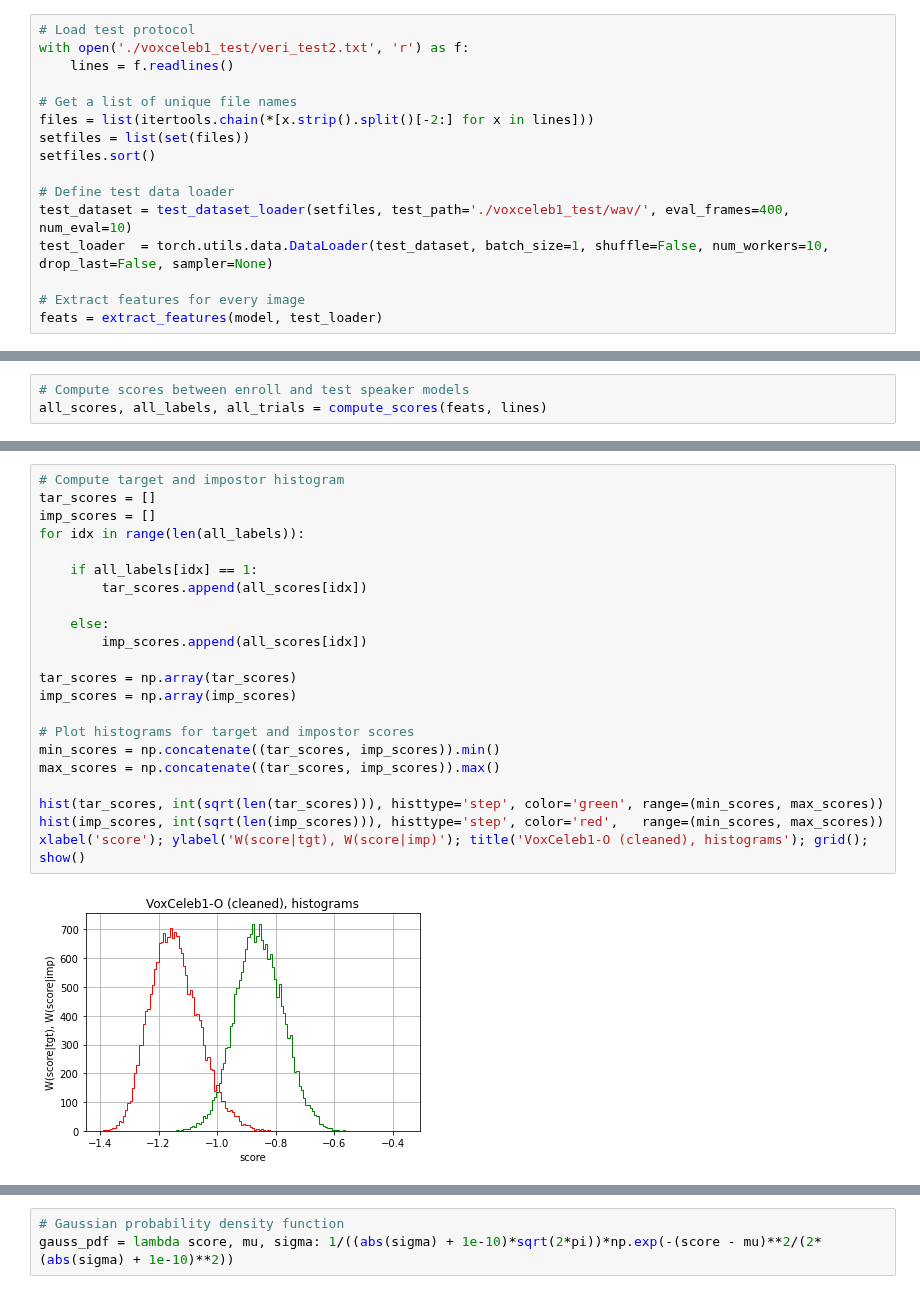
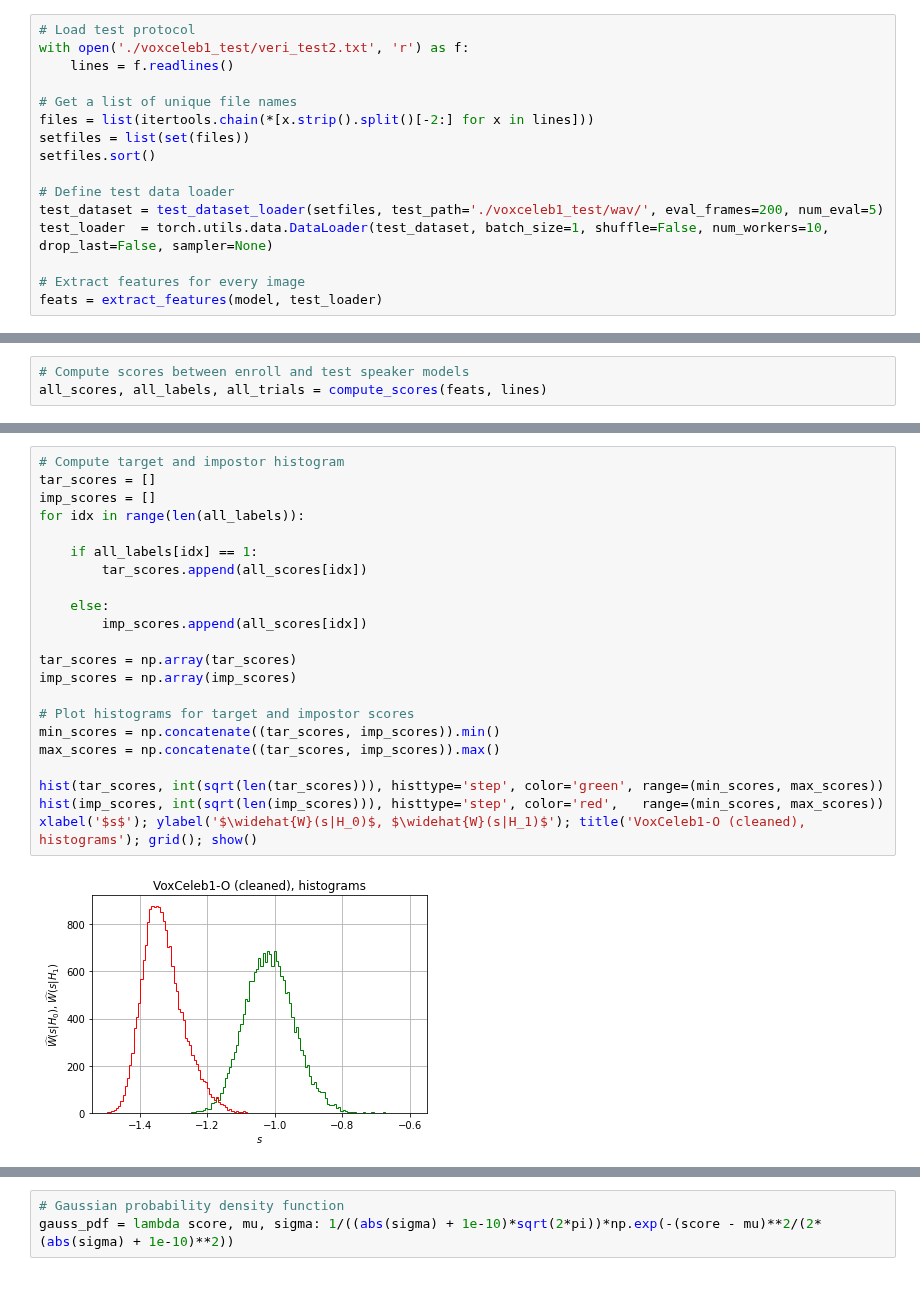
Before and after one commit to va-volokhov/itmo_speaker_recognition_course, a Jupyter notebook: lab4/lab4.ipynb, the cells around one changed output, grey strips where cells are left out. Cells and saved outputs as stored; diff of their text form.

```diff
--- a/lab4/lab4.ipynb
+++ b/lab4/lab4.ipynb
@@ -93,7 +103,7 @@ setfiles = list(set(files))
 setfiles.sort()
 
 # Define test data loader
-test_dataset = test_dataset_loader(setfiles, test_path='./voxceleb1_test/wav/', eval_frames=400, num_eval=10)
+test_dataset = test_dataset_loader(setfiles, test_path='./voxceleb1_test/wav/', eval_frames=200, num_eval=5)
 test_loader  = torch.utils.data.DataLoader(test_dataset, batch_size=1, shuffle=False, num_workers=10, drop_last=False, sampler=None)
 
 # Extract features for every image
@@ -116,27 +132,27 @@ all_scores, all_labels, all_trials = compute_scores(feats, lines)
 # %%
 # Compute target and impostor histogram
 tar_scores = []
 imp_scores = []
 for idx in range(len(all_labels)):
 
     if all_labels[idx] == 1:
         tar_scores.append(all_scores[idx])
 
     else:
         imp_scores.append(all_scores[idx])
 
 tar_scores = np.array(tar_scores)
 imp_scores = np.array(imp_scores)
 
 # Plot histograms for target and impostor scores
 min_scores = np.concatenate((tar_scores, imp_scores)).min()
 max_scores = np.concatenate((tar_scores, imp_scores)).max()
 
 hist(tar_scores, int(sqrt(len(tar_scores))), histtype='step', color='green', range=(min_scores, max_scores))
 hist(imp_scores, int(sqrt(len(imp_scores))), histtype='step', color='red',   range=(min_scores, max_scores))
-xlabel('score'); ylabel('W(score|tgt), W(score|imp)'); title('VoxCeleb1-O (cleaned), histograms'); grid(); show()
+xlabel('$s$'); ylabel('$\widehat{W}(s|H_0)$, $\widehat{W}(s|H_1)$'); title('VoxCeleb1-O (cleaned), histograms'); grid(); show()
 # %% [output]
-[figure, old version]
+[figure, new version]
 # %% [markdown]
 **5. Вычисление порогового значения, вероятности ошибки принятия решения, вероятностей ошибок первого и второго рода**
 
```
Also changed, not shown: parts of 16 cells of this notebook.
